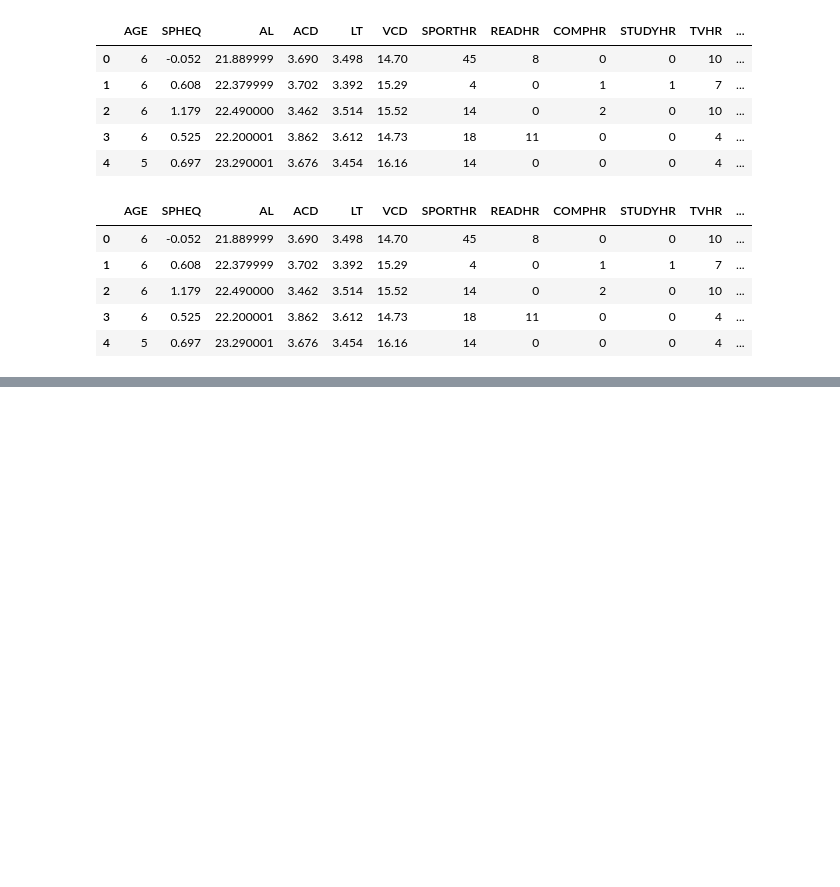
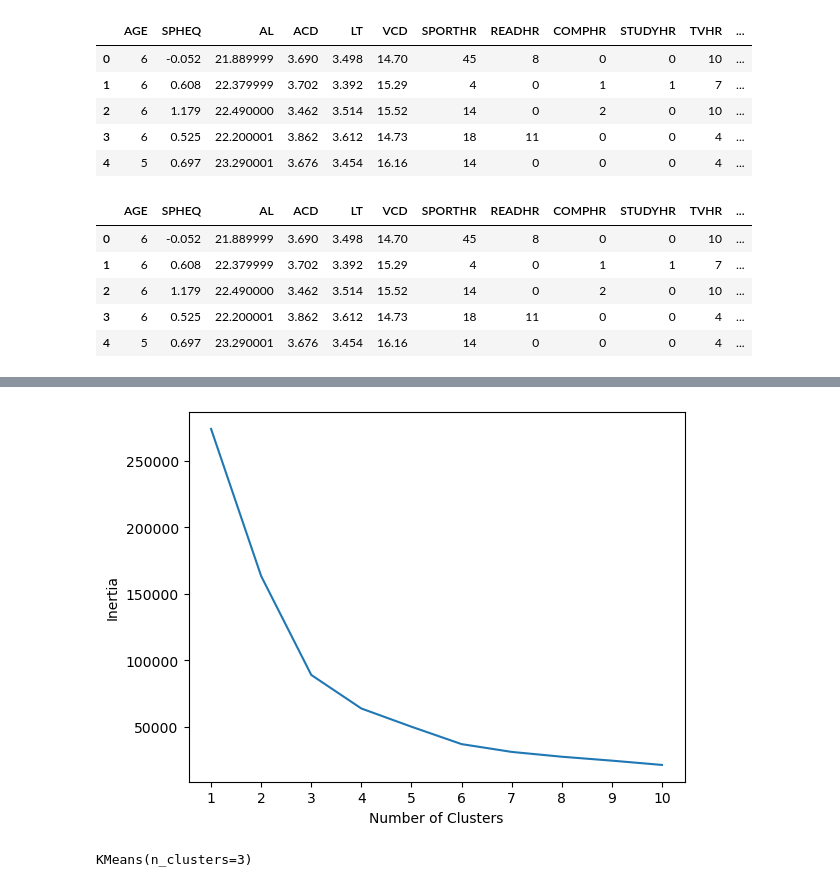
Before and after one commit to zrwood28/myopia-clusters, a Jupyter notebook: myopia.ipynb, the cells around one changed output, grey strips where cells are left out. Saved outputs shown, nothing was run; the diff lists cells and outputs as text; code cells hidden in the pictures; blank space fills up the shorter version.

Commit message:
Added TSNE and Kmeans analysis.

```diff
--- a/myopia.ipynb
+++ b/myopia.ipynb
@@ -54,0 +58,24 @@ plt.show()
+# %%
+# For loop to populate inertia levels for each k value
+from sklearn.cluster import KMeans
+
+inertia = []
+k = list(range(1, 11))
+
+for item in k:
+    km = KMeans(n_clusters = item)
+    km.fit(reduced_myopia_df)
+    inertia.append(km.inertia_)
+# %%
+# Create a dataframe to store k and inertia values
+elbow_data = {"k": k, "inertia": inertia}
+elbow_df = pd.DataFrame(elbow_data)
+# %%
+# Plot an elbow to identify the best k value
+plt.plot(elbow_df["k"], elbow_df["inertia"])
+plt.xticks(range(1, 11))
+plt.xlabel("Number of Clusters")
+plt.ylabel("Inertia")
+plt.show()
+# %% [output]
+[figure, added]
@@ -54,0 +85,5 @@ plt.show()
+# %%
+# Fit the model to data
+kmeans_model.fit(reduced_myopia_df)
+# %% [output]
+KMeans(n_clusters=3)
```
Also changed, not shown: parts of 7 cells of this notebook.
